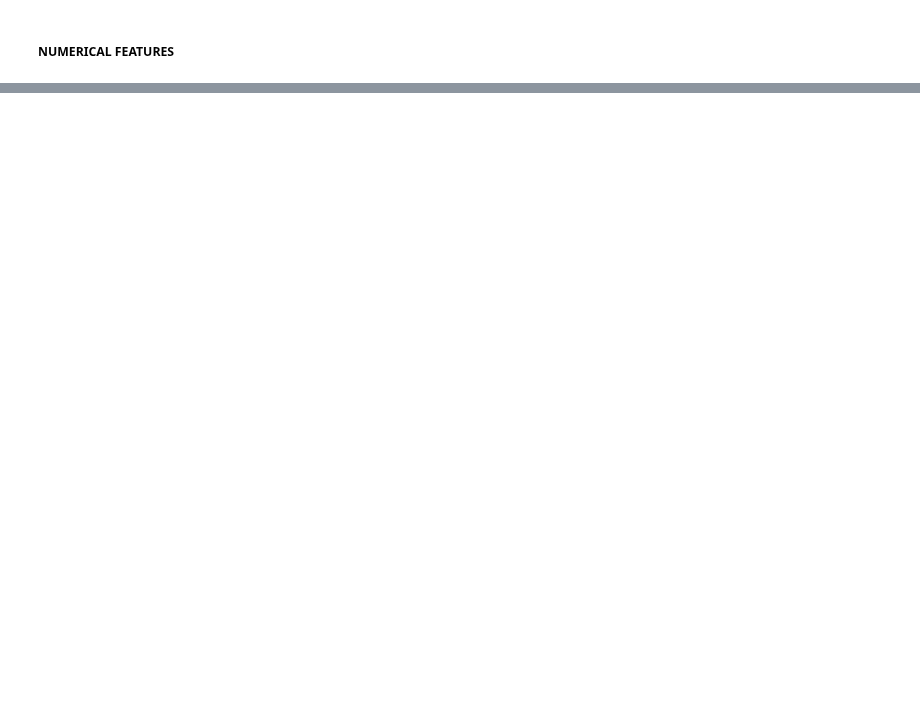
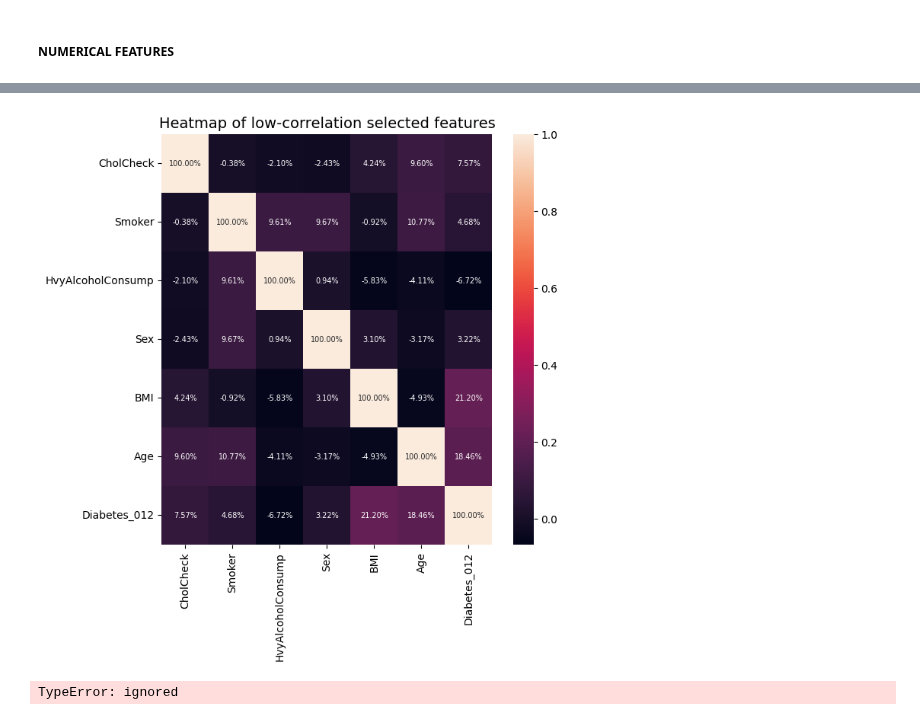
Before and after one commit to AliGarAlon/Diabetes_Project, a Jupyter notebook: diabetes_model.ipynb, the cells around one changed output, grey strips where cells are left out. Drawn from its saved outputs; the diff is of its cells as text; code cells hidden in the pictures; blank space fills up the shorter version.

```diff
--- a/diabetes_model.ipynb
+++ b/diabetes_model.ipynb
@@ -333,6 +333,33 @@ For an imbalanced class dataset F1 score is a more appropriate metric. After che
 https://www.analyticsvidhya.com/blog/2021/06/5-techniques-to-handle-imbalanced-data-for-a-classification-problem/#h-what-is-imbalanced-data-and-how-to-handle-it
 # %% [markdown]
 #### Removing redundant features:
+# %%
+def chooseNoCorrFeatures(corr_treshold, *dataframes):
+    """
+    Returns a list of features from the datframe,
+    that correlate with the rest with values below
+    the treshold.
+    Parameters:
+    > *dataframe: various Dataframes to apply the function
+    > corr_treshold: float of maximum correlation
+    """
+    list_of_feat = []
+    for dataframe in dataframes:
+        # Ensure that the input is a DataFrame
+        if not isinstance(dataframe, pd.DataFrame):
+            raise ValueError("Input must be a pandas DataFrame")
+
+        # Transformations to the correlation matrix:
+        corr_values = dataframe.corr().abs()
+        # Mask the diagonal elements
+        np.fill_diagonal(corr_values.values, 0)
+
+        # Choosing features with under a correlation treshold:
+        features_noCorr = (corr_values <= corr_treshold).all(axis=1)
+        arrayFeat = features_noCorr.index[features_noCorr]
+        list_of_feat.extend(arrayFeat)
+
+    return list_of_feat
 # %% [markdown]
 ##### BI-CATEGORICAL FEATURES
 # %%
@@ -359,0 +389,3 @@ sb.heatmap(df_numerical.corr(), annot=True)
+# %%
+features_no_corr=chooseNoCorrFeatures(0.15, df_biCategorical, df_multiCategorical, df_numerical)
+features_no_corr.append("Diabetes_012")
@@ -359,0 +406,10 @@ sb.heatmap(df_numerical.corr(), annot=True)
+# %%
+plt.figure(figsize=(7, 7))
+sb.heatmap(df[features_no_corr].corr(), annot=True, fmt='.2%', annot_kws={'size': 7})
+plt.title('Heatmap of low-correlation selected features', fontsize=14);
+# %% [output]
+[figure, added]
+# %%
+df[no_corr]
+# %% [output]
+TypeError: ignored
```
Also changed, not shown: parts of 6 cells of this notebook.
